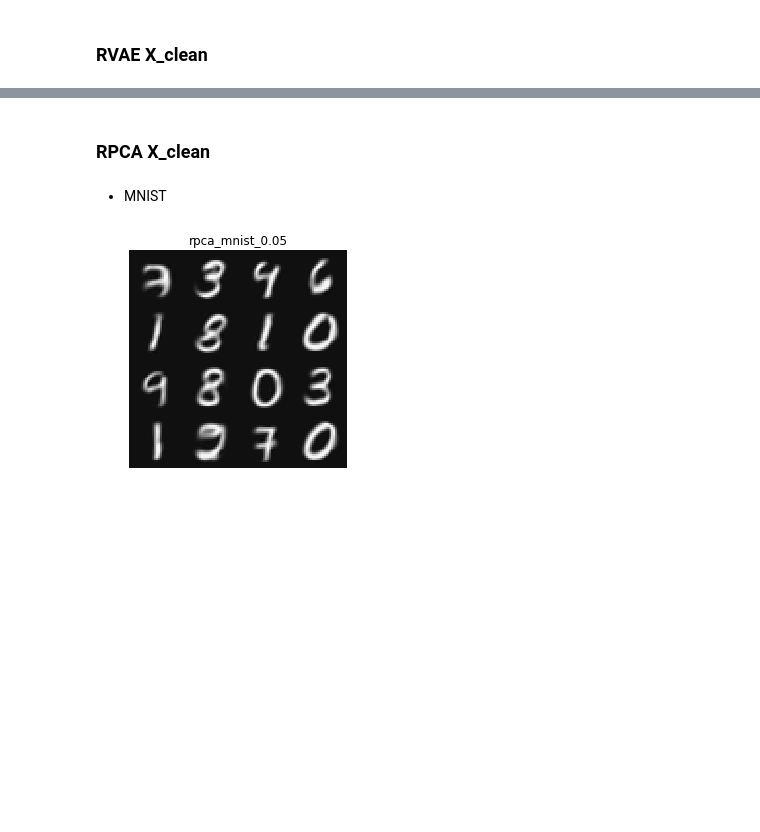
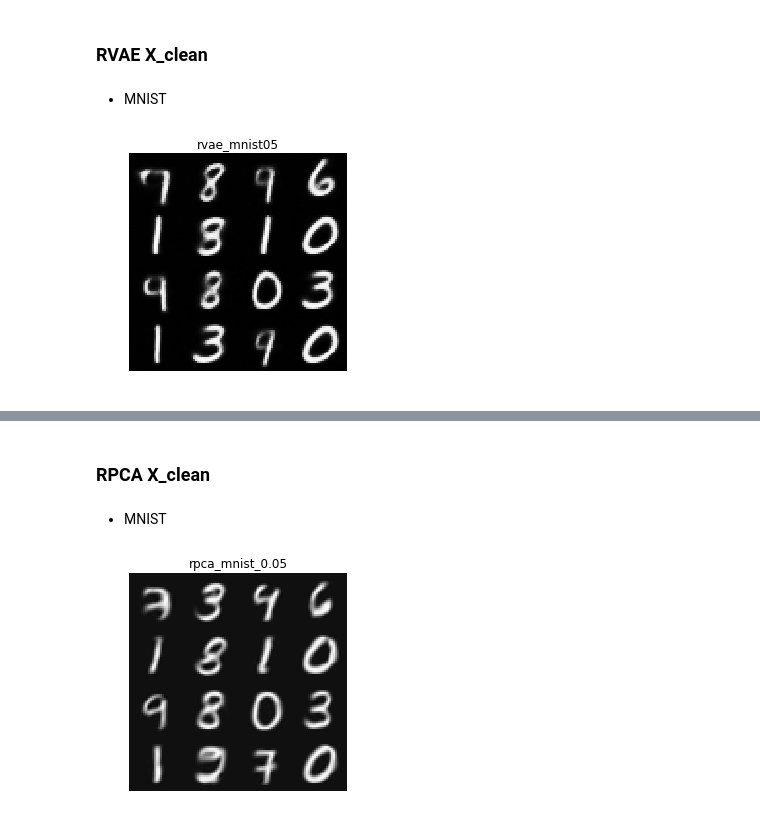
Before and after one commit to huiminren/RobustVAE, a Jupyter notebook: results_plots/Denoising.ipynb, the cells around one changed output, grey strips where cells are left out. Drawn from its saved outputs; the diff is of its cells as text; code cells hidden in the pictures; blank space fills up the shorter version.

Commit message:
update denoising plots of rvae, rpca, lpf

```diff
--- a/results_plots/Denoising.ipynb
+++ b/results_plots/Denoising.ipynb
@@ -9,0 +24,9 @@ from tensorflow.examples.tutorials.mnist import input_data
+# %% [markdown]
+* MNIST
+# %%
+rvae_mnist05 = np.load("denoising/rvae_mnist_05/x_clean.npy")
+rvae_mnist29 = np.load("denoising/rvae_mnist_29/x_clean.npy")
+# %%
+plot(rvae_mnist05,"rvae_mnist05")
+# %% [output]
+[figure, added]
```
Also changed, not shown: parts of 10 cells of this notebook.
